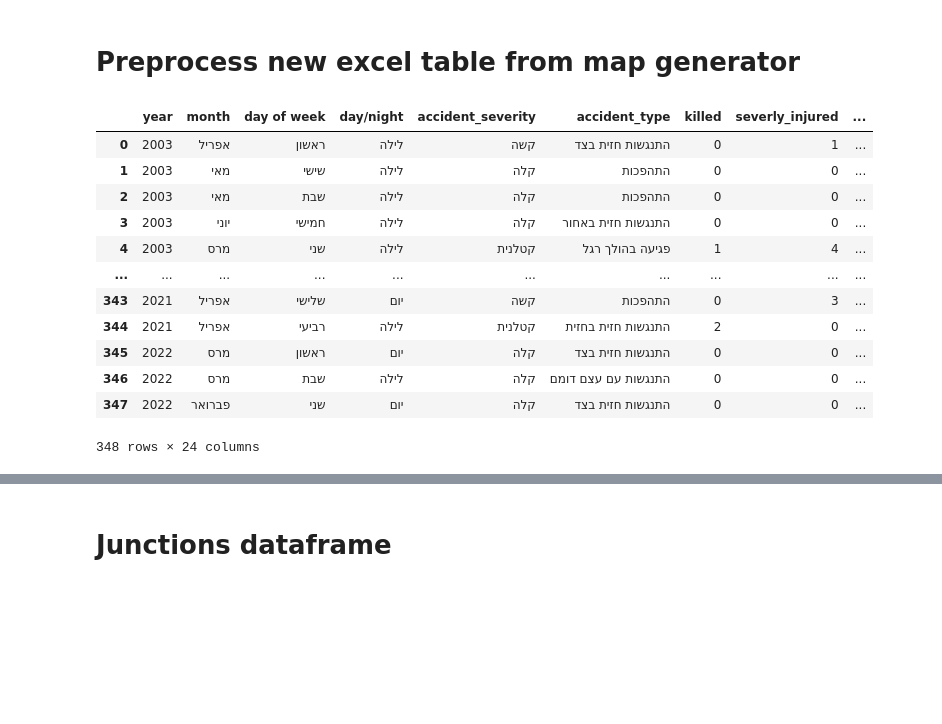
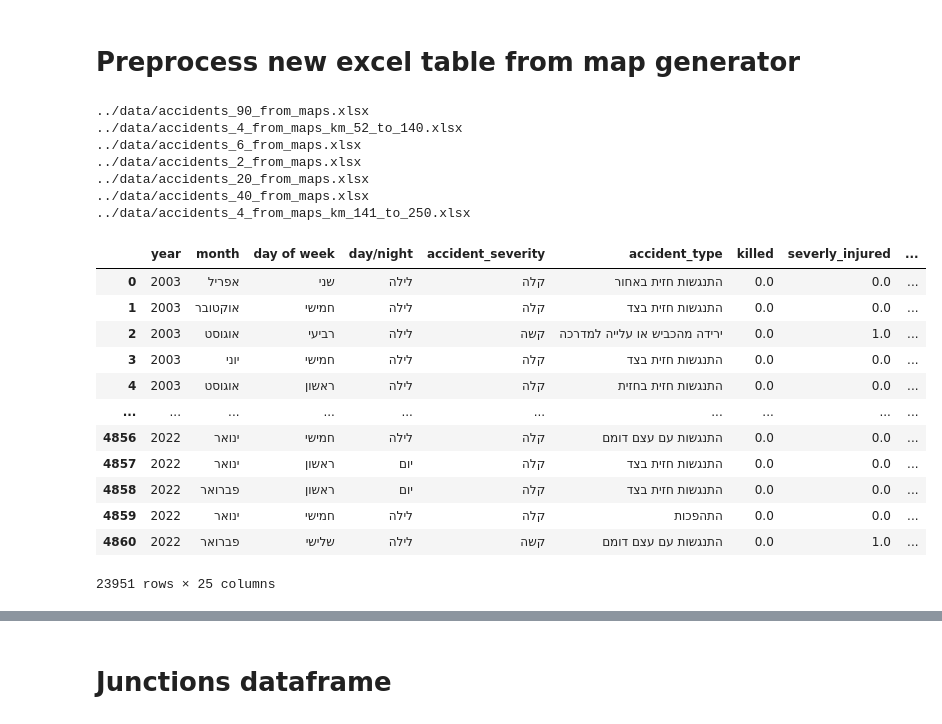
Before and after one commit to omrihar/k90, a Jupyter notebook: notebooks/preprocess.ipynb, the cells around one changed output, grey strips where cells are left out. Drawn from its saved outputs; the diff is of its cells as text; code cells hidden in the pictures; blank space fills up the shorter version.

Commit message:
WIP: add more roads and identify junctions

```diff
--- a/notebooks/preprocess.ipynb
+++ b/notebooks/preprocess.ipynb
@@ -121,23 +123,62 @@ year,location,total,killed,severe_injury,light_injury
+# %%
+km_mapping = {
+    109: 12.4,
+    1123: 54,
+    1125: 57.9,
+    40: 60.4,
+    1127: 60.4,
+    13: 97.6,
+    227: 158.2,
+    25: 180.5,
+    31: 205.3,
+    1: 287.1,
+    449: 307.5,
+    505: 319.6
+}
 # %%
-df = pd.read_excel("../data/accidents_90_from_maps.xlsx", header=1)
-columns = ['year', 'month', 'day of week', 'day/night', 'accident_severity', 'accident_type', 'killed', 'severly_injured',
-    'lightly_injured', 'injured_pedestrians', 'casualties_ages_0-19', 'casualties_ages_20-64',
-    'casualties_ages_65_plus', 'total_casualties', 'vehicle_count', 'drivers', 'road_type',
-    'localization_quality', 'settlement', 'road1', 'location', 'road2', 'road3', 'road4'
-]
-df.columns = columns
+files = Path("../data").glob("*_maps*.xlsx")
+dfs = []
+for file in files:
+    print(file)
+    road_num = int(file.as_posix().split('accidents_')[1].split('_from')[0])
+    df = pd.read_excel(file, header=1, names=
+        ['year', 'month', 'day of week', 'day/night', 'accident_severity', 'accident_type', 'killed', 'severly_injured',
+            'lightly_injured', 'injured_pedestrians', 'casualties_ages_0-19', 'casualties_ages_20-64',
+            'casualties_ages_65_plus', 'total_casualties', 'vehicle_count', 'drivers', 'road_type',
+            'localization_quality', 'settlement', 'road1', 'location', 'road2', 'road3', 'road4'
+        ])
+    df.dropna(subset=['month'], inplace=True)
+    df['source_road'] = road_num
+    if road_num == 90:
+        for k in km_mapping.keys():
+            to_replace = (
+                df
+                >> filter(_.location.isna())
+                >> filter((_.road1 == k) | (_.road2 == k))
+            )
+            df.loc[to_replace.index, 'location'] = km_mapping[k]
+
+    dfs.append(df)
+df = pd.concat(dfs)
 df
 # %% [output]
+../data/accidents_90_from_maps.xlsx
+../data/accidents_4_from_maps_km_52_to_140.xlsx
+../data/accidents_6_from_maps.xlsx
+../data/accidents_2_from_maps.xlsx
+../data/accidents_20_from_maps.xlsx
+../data/accidents_40_from_maps.xlsx
+../data/accidents_4_from_maps_km_141_to_250.xlsx
 |  | year | month | day of week | day/night | accident_severity | accident_type | killed | severly_injured | ... |
-| 0 | 2003 | אפריל | ראשון | לילה | קשה | התנגשות חזית בצד | 0 | 1 | ... |
-| 1 | 2003 | מאי | שישי | לילה | קלה | התהפכות | 0 | 0 | ... |
-| 2 | 2003 | מאי | שבת | לילה | קלה | התהפכות | 0 | 0 | ... |
-| 3 | 2003 | יוני | חמישי | לילה | קלה | התנגשות חזית באחור | 0 | 0 | ... |
-| 4 | 2003 | מרס | שני | לילה | קטלנית | פגיעה בהולך רגל | 1 | 4 | ... |
+| 0 | 2003 | אפריל | שני | לילה | קלה | התנגשות חזית באחור | 0.0 | 0.0 | ... |
+| 1 | 2003 | אוקטובר | חמישי | לילה | קלה | התנגשות חזית בצד | 0.0 | 0.0 | ... |
+| 2 | 2003 | אוגוסט | רביעי | לילה | קשה | ירידה מהכביש או עלייה למדרכה | 0.0 | 1.0 | ... |
+| 3 | 2003 | יוני | חמישי | לילה | קלה | התנגשות חזית בצד | 0.0 | 0.0 | ... |
+| 4 | 2003 | אוגוסט | ראשון | לילה | קלה | התנגשות חזית בחזית | 0.0 | 0.0 | ... |
 | ... | ... | ... | ... | ... | ... | ... | ... | ... | ... |
-| 343 | 2021 | אפריל | שלישי | יום | קשה | התהפכות | 0 | 3 | ... |
-| 344 | 2021 | אפריל | רביעי | לילה | קטלנית | התנגשות חזית בחזית | 2 | 0 | ... |
-| 345 | 2022 | מרס | ראשון | יום | קלה | התנגשות חזית בצד | 0 | 0 | ... |
-| 346 | 2022 | מרס | שבת | לילה | קלה | התנגשות עם עצם דומם | 0 | 0 | ... |
-| 347 | 2022 | פברואר | שני | יום | קלה | התנגשות חזית בצד | 0 | 0 | ... |
+| 4856 | 2022 | ינואר | חמישי | לילה | קלה | התנגשות עם עצם דומם | 0.0 | 0.0 | ... |
+| 4857 | 2022 | ינואר | ראשון | יום | קלה | התנגשות חזית בצד | 0.0 | 0.0 | ... |
+| 4858 | 2022 | פברואר | ראשון | יום | קלה | התנגשות חזית בצד | 0.0 | 0.0 | ... |
+| 4859 | 2022 | ינואר | חמישי | לילה | קלה | התהפכות | 0.0 | 0.0 | ... |
+| 4860 | 2022 | פברואר | שלישי | לילה | קשה | התנגשות עם עצם דומם | 0.0 | 1.0 | ... |
-348 rows × 24 columns
+23951 rows × 25 columns
```
Also changed, not shown: parts of 3 cells of this notebook, 21 other files.
